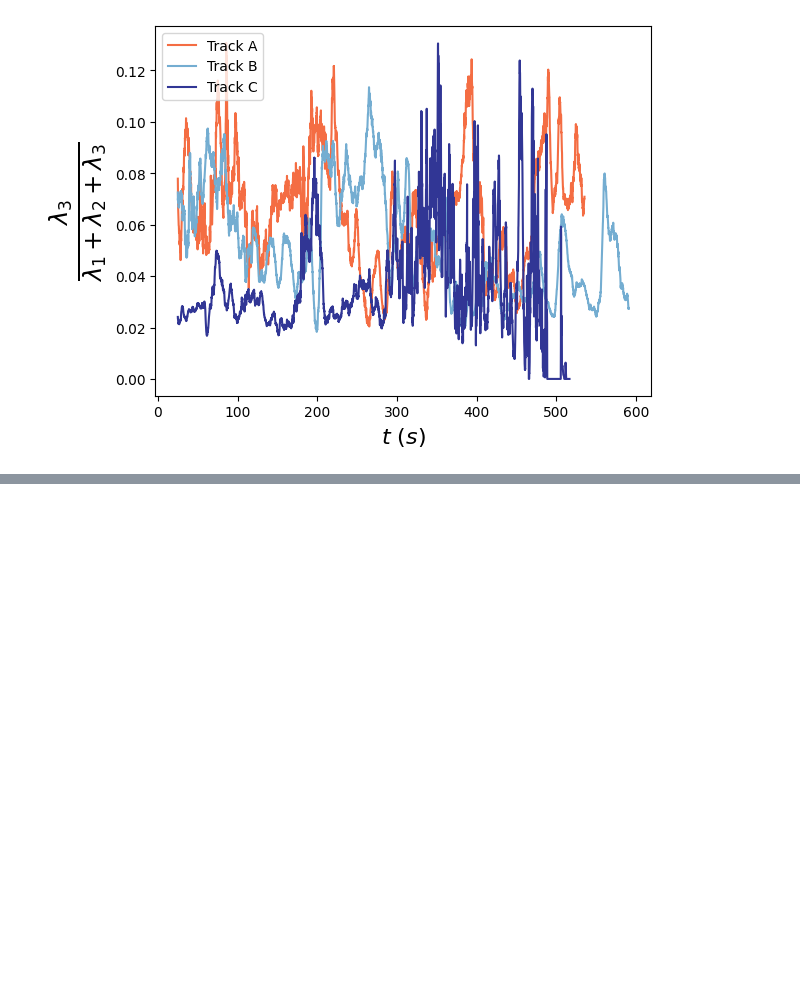
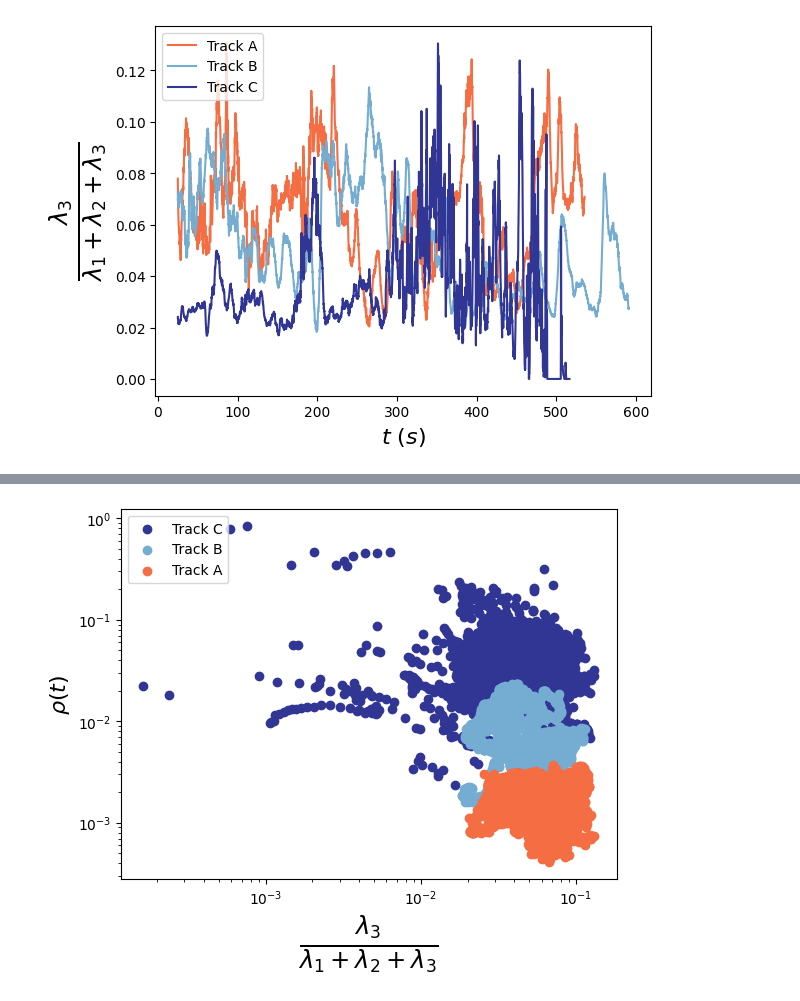
Before and after one commit to mmccraw98/flocking-emergence-iw, a Jupyter notebook: code/data/initial-data-analysis.ipynb, the cells around one changed output, grey strips where cells are left out. Cells and saved outputs as stored; diff of their text form; code cells hidden in the pictures; blank space fills up the shorter version.

```diff
--- a/code/data/initial-data-analysis.ipynb
+++ b/code/data/initial-data-analysis.ipynb
@@ -115,0 +148,13 @@ plt.show()
+# %%
+# correlation between velocity order parameter and density
+plt.scatter(vars_C[:, 2][densities_C < 1e6], densities_C[densities_C < 1e6], label='Track C', color=colors[4])
+plt.scatter(vars_B[:, 2], densities_B, label='Track B', color=colors[3])
+plt.scatter(vars_A[:, 2], densities_A, label='Track A', color=colors[0])
+plt.yscale('log')
+plt.xscale('log')
+plt.legend()
+plt.xlabel(r'$\frac{\lambda_3}{\lambda_1 + \lambda_2 + \lambda_3}$', fontsize=25)
+plt.ylabel(r'$\rho(t)$', fontsize=16)
+plt.savefig('variance_ratios_vs_density.png', dpi=300, bbox_inches='tight')
+# %% [output]
+[figure, added]
```
Also changed, not shown: parts of 5 cells of this notebook, 5 other files.
